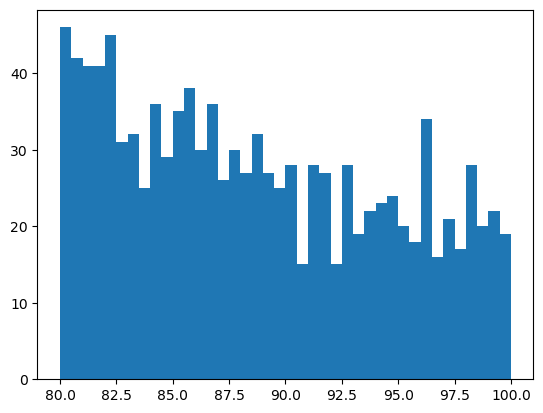
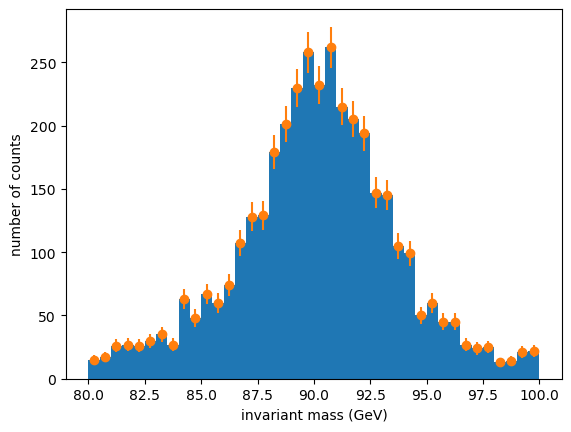
Code edit (unified diff) that turned the first committed figure into the second:
--- before
+++ after
@@ -1,5 +1,11 @@
 bins=np.linspace(80,100,41)
 fig,ax=plt.subplots() 
-ax.hist(mass,bins=bins,yerr=sigma)
+counts, bins, patches=ax.hist(mass,bins=bins)
 ax.set_xlabel('invariant mass (GeV)')
 ax.set_ylabel('number of counts')
+bincenters=np.zeros(len(counts))
+sigma=np.zeros(len(counts))
+for i in range(len(counts)):
+    bincenters[i] = bins[i] + (20/41)/2
+    sigma[i]=np.sqrt(counts[i])
+ax.errorbar(bincenters,counts,yerr=sigma,fmt='o')

Commit: day2